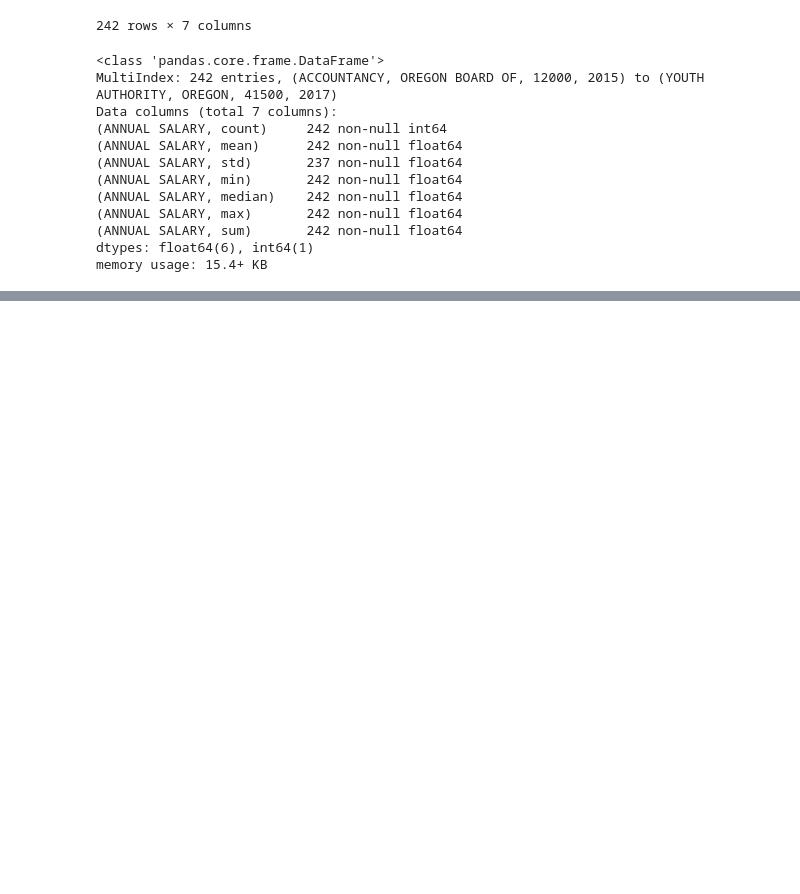
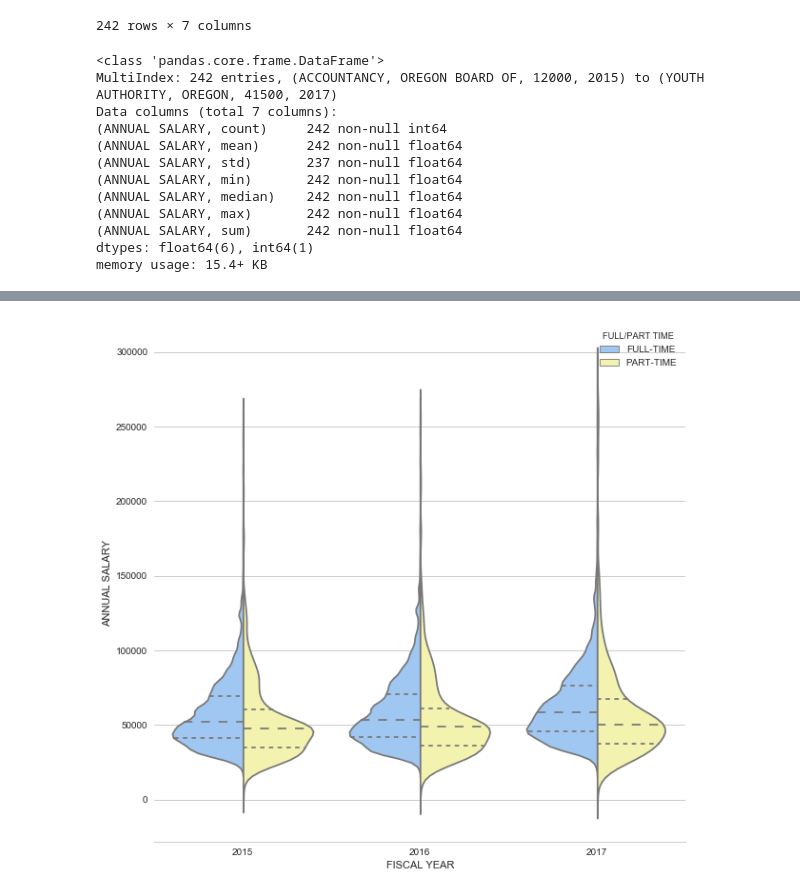
Before and after one commit to zdwhite/Thinkful, a Jupyter notebook: Thinkful Capstone 1.ipynb, the cells around one changed output, grey strips where cells are left out. Drawn from its saved outputs; the diff is of its cells as text; code cells hidden in the pictures; blank space fills up the shorter version.

```diff
--- a/Thinkful Capstone 1.ipynb
+++ b/Thinkful Capstone 1.ipynb
@@ -184,0 +185,10 @@ sns.boxplot(x='ANNUAL SALARY', y=df['AGENCY TITLE'], data=df, palette="vlag",hue
+# %%
+#Distribution of all positions by year.
+#This graph excludes Jobs share jobs and only compares full time/ part time job's salary.
+f, ax = plt.subplots(figsize=(10, 10))
+sns.set(style="whitegrid", palette="pastel", color_codes=True)
+sns.violinplot(x="FISCAL YEAR", y= 'ANNUAL SALARY', hue="FULL/PART TIME", data=df[df['FULL/PART TIME']!='JOB-SHARE'], split=True,
+               inner="quart", palette={"FULL-TIME": "b", "PART-TIME": "y"})
+sns.despine(left=True)
+# %% [output]
+[figure, added]
```
Also changed, not shown: parts of 2 cells of this notebook.
